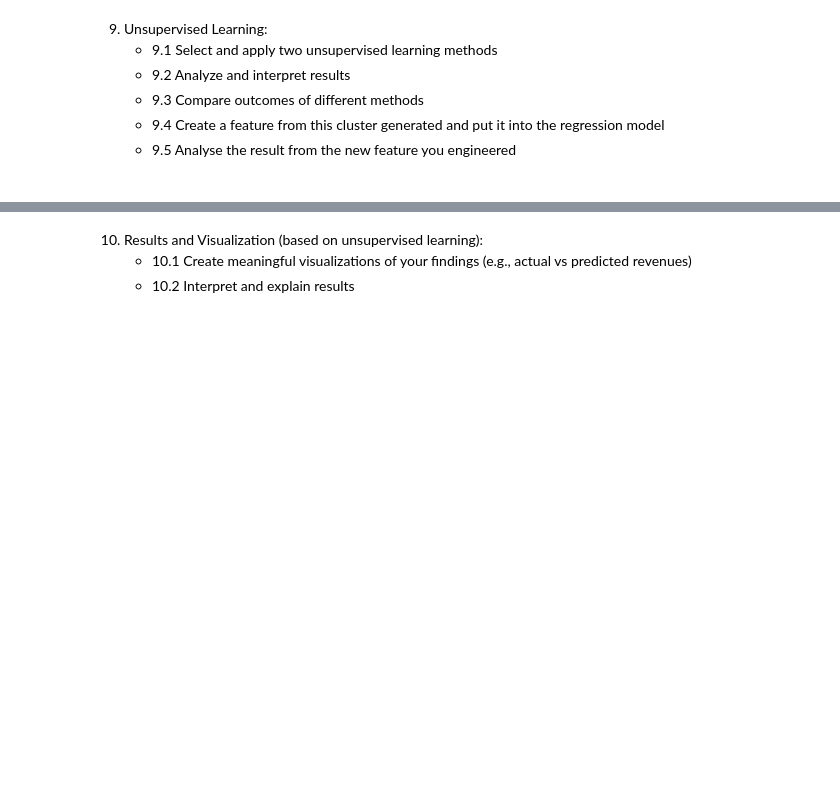
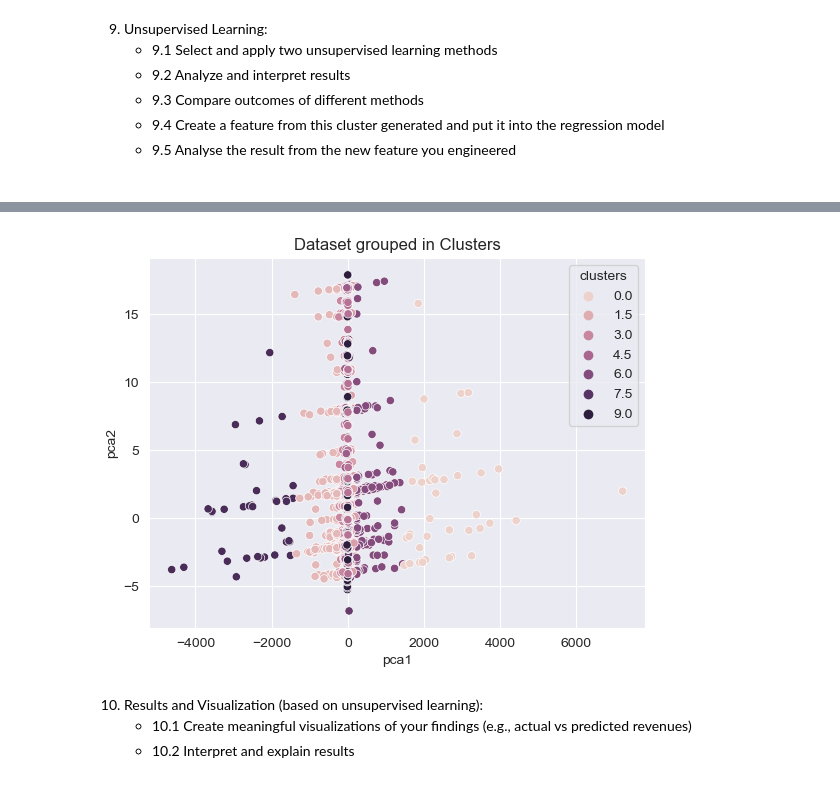
Before and after one commit to akinolu52/movie-revenue-prediction, a Jupyter notebook: explore.ipynb, the cells around one changed output, grey strips where cells are left out. Saved outputs shown, nothing was run; the diff lists cells and outputs as text; code cells hidden in the pictures; blank space fills up the shorter version.

```diff
--- a/explore.ipynb
+++ b/explore.ipynb
@@ -1553,3 +1782,24 @@ if hasattr(best_model.named_steps['regressor'], 'feature_importances_'):
+# %%
+from sklearn.decomposition import PCA
+
+pca = PCA(n_components=10)
+transformed_x = pca.fit_transform(X)
+# %%
+k_means_pca_df = pd.DataFrame(
+    np.hstack((transformed_x, k_means.labels_.reshape(-1, 1))),
+    columns=[
+        "pca1", "pca2", "pca3", "pca4", "pca5", "pca6",
+        "pca7", "pca8", "pca9", "pca10", "clusters"
+    ]
+)
+# %%
+# K Means classes
+sns.scatterplot(x="pca1", y="pca2", hue='clusters', data=k_means_pca_df)
+plt.plot()
+plt.title("Dataset grouped in Clusters")
+plt.show()
+# %% [output]
+[figure, added]
 # %% [markdown]
 10. Results and Visualization (based on unsupervised learning):
     - 10.1 Create meaningful visualizations of your findings (e.g., actual vs predicted revenues)
```
Also changed, not shown: parts of 15 cells of this notebook.
